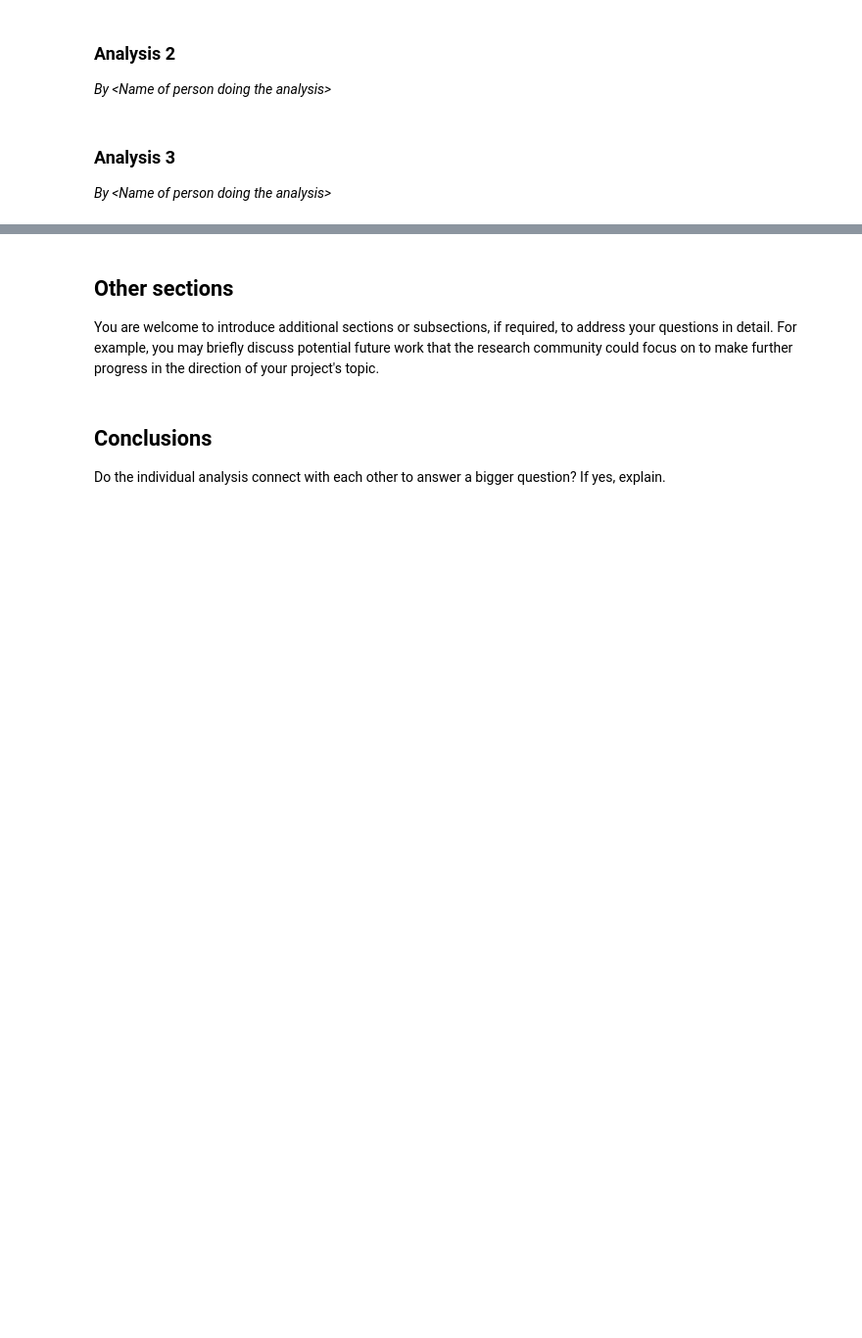
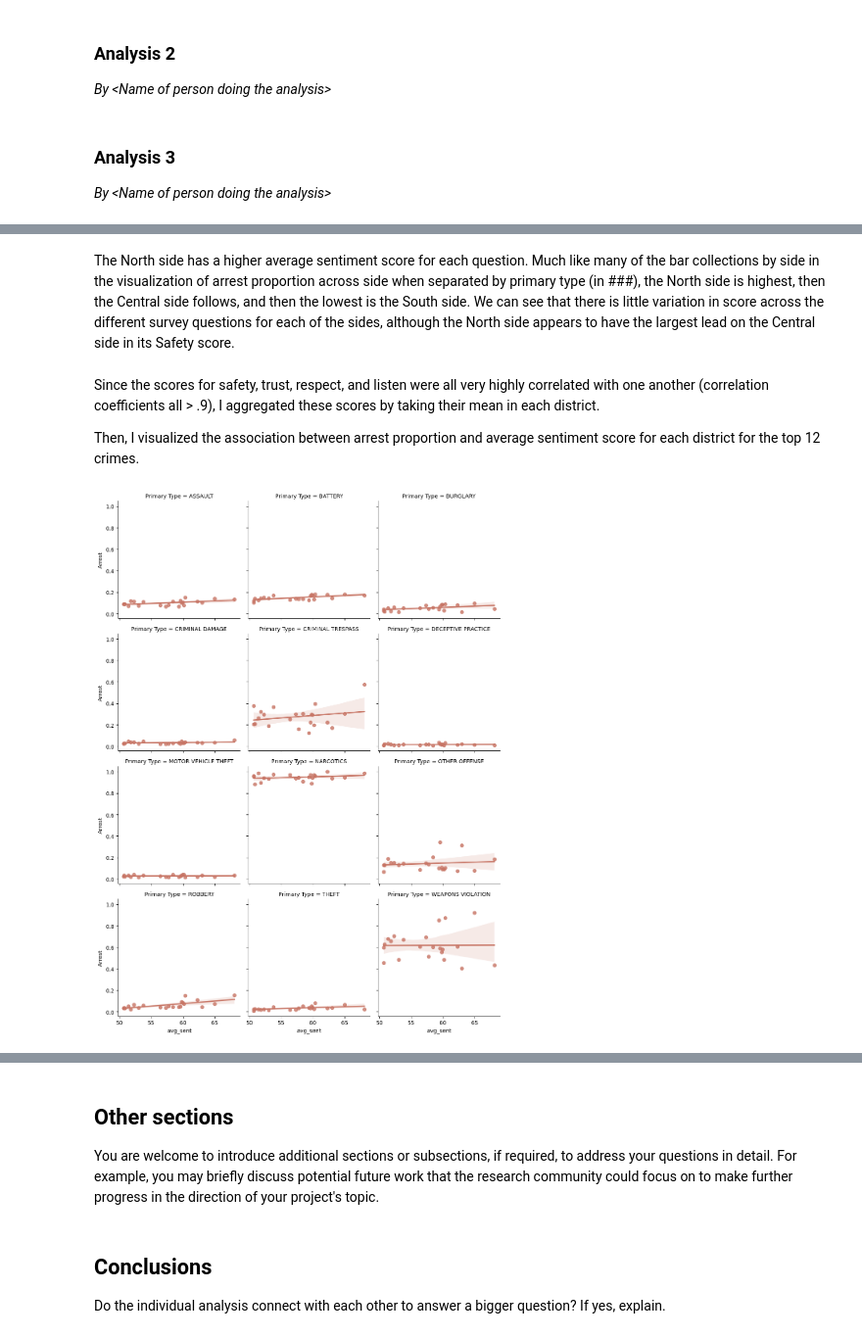
Before and after one commit to ashou2004/Chicago-Crime-Data-Analysis, a Jupyter notebook: ProjectReport.ipynb, the cells around one changed output, grey strips where cells are left out. Shown at 98% size. Cells and saved outputs as stored; diff of their text form; code cells hidden in the pictures; blank space fills up the shorter version.

```diff
--- a/ProjectReport.ipynb
+++ b/ProjectReport.ipynb
@@ -528,0 +600,30 @@ plt.show()
+# %% [markdown]
+The North side has a higher average sentiment score for each question. Much like many of the bar collections by side in the visualization of arrest proportion across side when separated by primary type (in ###), the North side is highest, then the Central side follows, and then the lowest is the South side. We can see that there is little variation in score across the different survey questions for each of the sides, although the North side appears to have the largest lead on the Central side in its Safety score.
+# %% [markdown]
+Since the scores for safety, trust, respect, and listen were all very highly correlated with one another (correlation coefficients all > .9), I aggregated these scores by taking their mean in each district.
+
+Then, I visualized the association between arrest proportion and average sentiment score for each district for the top 12 crimes.
+# %%
+#| echo: false
+
+sentiments_arrest_dis = sentiments_2022_m.copy()
+sentiments_arrest_dis = sentiments_arrest_dis.set_index('DISTRICT')
+
+sentiments_arrest_dis['avg_sent'] = (sentiments_arrest_dis['SAFETY'] + sentiments_arrest_dis['TRUST'] + \
+                                    sentiments_arrest_dis['T_RESPECT'] + sentiments_arrest_dis['T_LISTEN']) / 4
+sentiments_arrest_dis = sentiments_arrest_dis.drop(columns=['SAFETY', 'TRUST', 'T_RESPECT', 'T_LISTEN'])
+
+grouped = pd.DataFrame(top_12_crimes.groupby(['District', 'Primary Type']).mean().loc[:, 'Arrest'])
+
+def merge_sentiments(x):
+    x = pd.merge(left=x, right=sentiments_arrest_dis.reset_index(), left_on='District', right_on='DISTRICT')
+    return x
+
+
+grouped_new = grouped.reset_index().groupby('Primary Type').apply(merge_sentiments)
+a = sns.FacetGrid(grouped_new, \
+                  col = 'Primary Type',col_wrap=3,height=3.5,aspect = 1)
+a.map_dataframe(sns.regplot,x="avg_sent", y="Arrest")
+plt.show()
+# %% [output]
+[figure, added]
```
Also changed, not shown: parts of 14 cells of this notebook.
